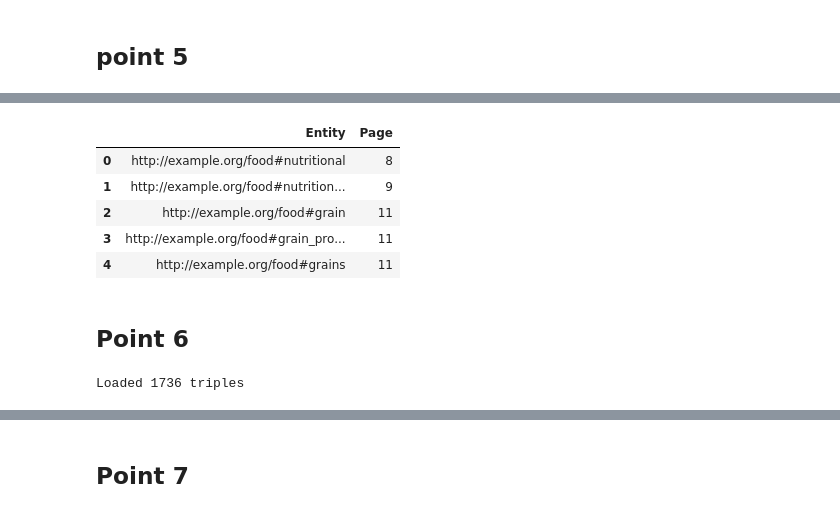
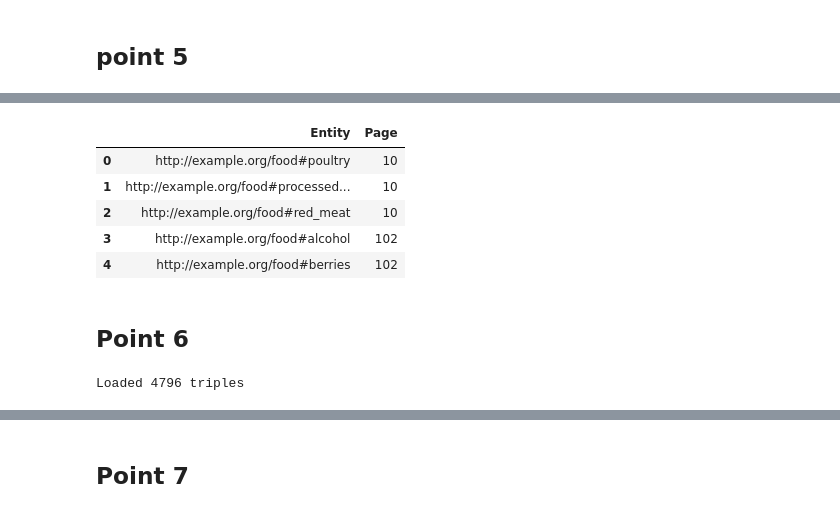
Before and after one commit to raphsa/pdf_to_KnowledgeGraph_LLM, a Jupyter notebook: test1.ipynb, the cells around one changed output, grey strips where cells are left out. Cells and saved outputs as stored; diff of their text form; code cells hidden in the pictures.

```diff
--- a/test1.ipynb
+++ b/test1.ipynb
@@ -548,22 +558,27 @@ pd.DataFrame(g.query(q2), columns=["Entity", "Nutrient"])
 # %%
-# Example SPARQL query: List all entities and their pages
-
 q3 = """
-SELECT ?entity ?page
+SELECT ?entity ?comment
 WHERE {
-  ?entity ex:page ?page .
+  ?entity rdfs:comment ?comment .
 }
-ORDER BY ?page
+ORDER BY ?comment
 LIMIT 5
 """
-pd.DataFrame(g.query(q3), columns=["Entity", "Page"])
+
+results = g.query(q3)
+df = pd.DataFrame(results, columns=["Entity", "Comment"])
+
+# Optionally extract numeric page number from the comment text
+df["Page"] = df["Comment"].str.extract(r"(\d+)")
+df.drop(columns=["Comment"], inplace=True)
+df
 # %% [output]
 |  | Entity | Page |
-| 0 | http://example.org/food#nutritional | 8 |
-| 1 | http://example.org/food#nutrition... | 9 |
-| 2 | http://example.org/food#grain | 11 |
-| 3 | http://example.org/food#grain_pro... | 11 |
-| 4 | http://example.org/food#grains | 11 |
+| 0 | http://example.org/food#poultry | 10 |
+| 1 | http://example.org/food#processed... | 10 |
+| 2 | http://example.org/food#red_meat | 10 |
+| 3 | http://example.org/food#alcohol | 102 |
+| 4 | http://example.org/food#berries | 102 |
 # %% [markdown]
 ## Point 6
 # %%
@@ -571,12 +586,12 @@ from rdflib import Graph, Namespace, Literal
 import pandas as pd, json
 
 g = Graph()
-g.parse("data/triples.ttl", format="turtle")
+g.parse("data/triples1.ttl", format="turtle")
 EX = Namespace("http://example.org/ex#")
 g.bind("ex", EX)
 print(f"Loaded {len(g)} triples")
 # %% [output]
-Loaded 1736 triples
+Loaded 4796 triples
 # %%
 print("Sample predicates from your TTL:")
 for p in set(g.predicates()):
```
Also changed, not shown: parts of 15 cells of this notebook, 9 other files.
